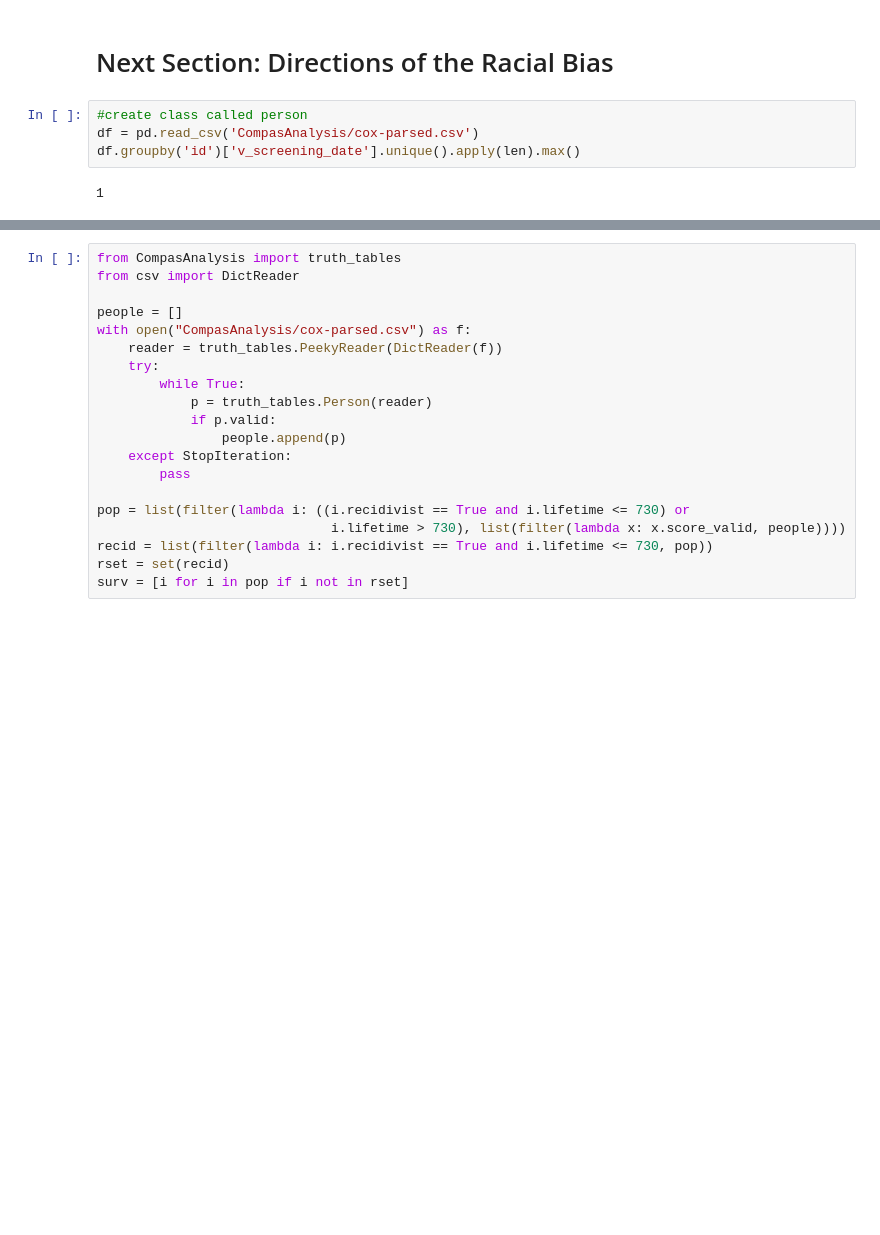
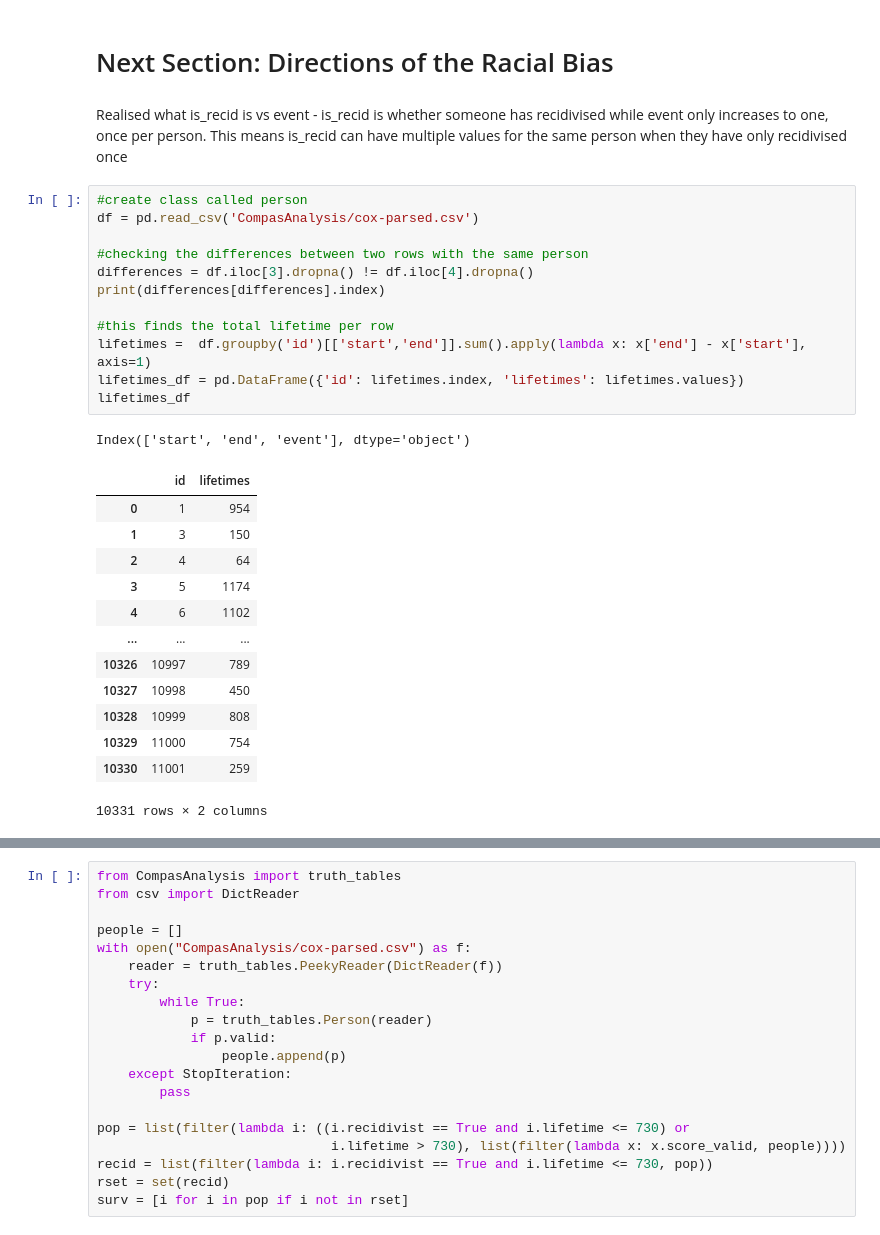
Before and after one commit to lisds/project-BannedBooks, a Jupyter notebook: Playground.ipynb, the cells around one changed output, grey strips where cells are left out. Saved outputs shown, nothing was run; the diff lists cells and outputs as text; blank space fills up the shorter version.

```diff
--- a/Playground.ipynb
+++ b/Playground.ipynb
@@ -338,9 +329,32 @@ display(f"Violent Text concordance: {conc.concordance_text_score(cox_df,['is_rec
 'Violent Text concordance: 67.42493175614194'
 # %% [markdown]
 # Next Section: Directions of the Racial Bias
+# %% [markdown]
+Realised what is_recid is vs event - is_recid is whether someone has recidivised while event only increases to one, once per person. This means is_recid can have multiple values for the same person when they have only recidivised once
 # %%
 #create class called person
 df = pd.read_csv('CompasAnalysis/cox-parsed.csv')
-df.groupby('id')['v_screening_date'].unique().apply(len).max()
+
+#checking the differences between two rows with the same person
+differences = df.iloc[3].dropna() != df.iloc[4].dropna()
+print(differences[differences].index)
+
+#this finds the total lifetime per row
+lifetimes =  df.groupby('id')[['start','end']].sum().apply(lambda x: x['end'] - x['start'], axis=1)
+lifetimes_df = pd.DataFrame({'id': lifetimes.index, 'lifetimes': lifetimes.values})
+lifetimes_df
 # %% [output]
-1
+Index(['start', 'end', 'event'], dtype='object')
+|  | id | lifetimes |
+| 0 | 1 | 954 |
+| 1 | 3 | 150 |
+| 2 | 4 | 64 |
+| 3 | 5 | 1174 |
+| 4 | 6 | 1102 |
+| ... | ... | ... |
+| 10326 | 10997 | 789 |
+| 10327 | 10998 | 450 |
+| 10328 | 10999 | 808 |
+| 10329 | 11000 | 754 |
+| 10330 | 11001 | 259 |
+10331 rows × 2 columns
```
Also changed, not shown: parts of 10 cells of this notebook, 2 other files.
